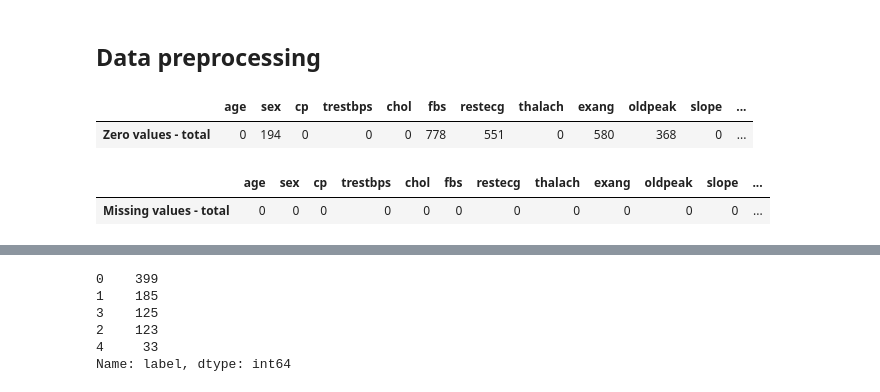
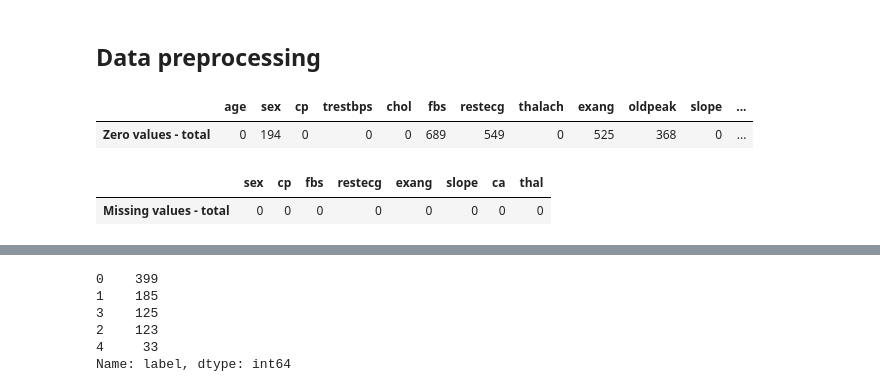
Before and after one commit to vruizext/mda-data-project-3, a Jupyter notebook: knn2.ipynb, the cells around one changed output, grey strips where cells are left out. Drawn from its saved outputs; the diff is of its cells as text; code cells hidden in the pictures.

```diff
--- a/knn2.ipynb
+++ b/knn2.ipynb
@@ -33,4 +34,4 @@ memory usage: 101.6+ KB
 # %%
-data = data.drop_duplicates()
-X = data.drop(['label'], axis=1)
-y = data['label'].astype(int)
+X_train = data.drop(['label'], axis=1)
+y_train = data['label'].astype(int)
+y_train.shape
@@ -57,7 +60,7 @@ Data columns (total 14 columns):
 dtypes: float64(13), object(1)
 memory usage: 5.6+ KB
 # %%
-X = pd.concat([X_test, X], axis=0)
+X = pd.concat([X_test, X_train], axis=0)
 X.info()
 # %% [output]
 <class 'pandas.core.frame.DataFrame'>
@@ -100,6 +103,13 @@ def data_preprocessing(df, categorical_vars, numerical_vars):
     # Reemplazamos 0s en chol y trestbps con NAs
     data[['trestbps', 'chol']] = data[['trestbps', 'chol']].replace(0, np.nan)
 
+    # Rellenamos los valores numéricos no informados
+    data = data.replace(pd.NA, np.nan)
+    data[categorical_vars] = data[categorical_vars].replace(np.nan, -1)
+    imputer = KNNImputer(missing_values=np.nan, n_neighbors=11)
+    data[numerical_vars + categorical_vars] = imputer.fit_transform(data[numerical_vars + categorical_vars])
+    # data[numerical_vars] = imputer.fit_transform(data[numerical_vars])
+
     # Clippeamos los outliers
     for var in ['trestbps', 'chol', 'thalach', 'oldpeak']:
         tmp_data = data[var][data[var] > 0].dropna()
@@ -111,14 +121,8 @@ def data_preprocessing(df, categorical_vars, numerical_vars):
         data.loc[data[var] > upper, var] = upper
         data.loc[data[var] < lower, var] = lower
 
-    # Rellenamos los valores numéricos no informados
-    data[numerical_vars] = data[numerical_vars].replace(pd.NA, np.nan)
-    data[categorical_vars] = data[categorical_vars].replace(pd.NA, -1)
-    imputer = KNNImputer(missing_values=np.nan, n_neighbors=11)
-    data[numerical_vars + categorical_vars] = imputer.fit_transform(data[numerical_vars + categorical_vars])
-
     # Parseamos las variables categóricas como enteros, para eliminar los decimales
-    data[categorical_vars] = data[categorical_vars].astype(int)
+    data[categorical_vars] = data[categorical_vars].astype(float).astype('Int64')
     return data
 # %%
 X = data_preprocessing(X, categorical_vars, numerical_vars)
@@ -126,9 +130,9 @@ X = data_preprocessing(X, categorical_vars, numerical_vars)
 pd.DataFrame(X.eq(0).sum().to_dict(), index=[f"Zero values - total"])
 # %% [output]
 |  | age | sex | cp | trestbps | chol | fbs | restecg | thalach | exang | oldpeak | slope | ... |
-| Zero values - total | 0 | 194 | 0 | 0 | 0 | 778 | 551 | 0 | 580 | 368 | 0 | ... |
+| Zero values - total | 0 | 194 | 0 | 0 | 0 | 689 | 549 | 0 | 525 | 368 | 0 | ... |
 # %%
-pd.DataFrame(X.isna().sum().to_dict(), index=[f"Missing values - total"])
+pd.DataFrame(X[categorical_vars].isna().sum().to_dict(), index=[f"Missing values - total"])
 # %% [output]
-|  | age | sex | cp | trestbps | chol | fbs | restecg | thalach | exang | oldpeak | slope | ... |
-| Missing values - total | 0 | 0 | 0 | 0 | 0 | 0 | 0 | 0 | 0 | 0 | 0 | ... |
+|  | sex | cp | fbs | restecg | exang | slope | ca | thal |
+| Missing values - total | 0 | 0 | 0 | 0 | 0 | 0 | 0 | 0 |
```
Also changed, not shown: parts of 15 cells of this notebook, 1 other file.
